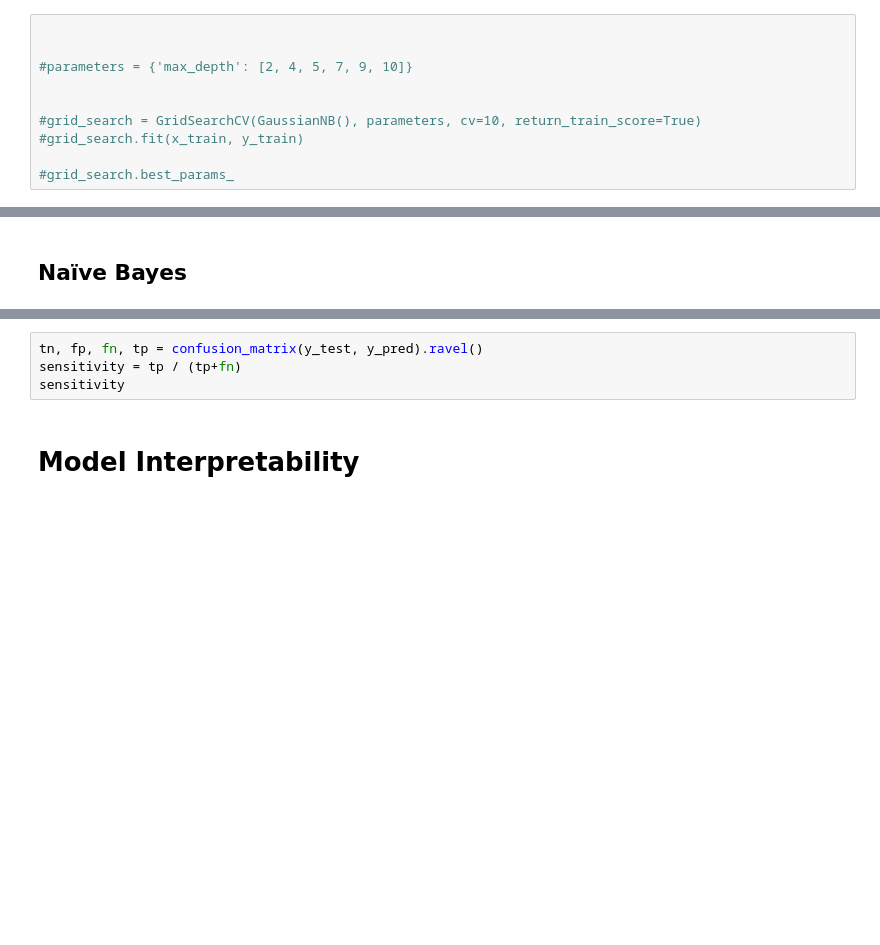
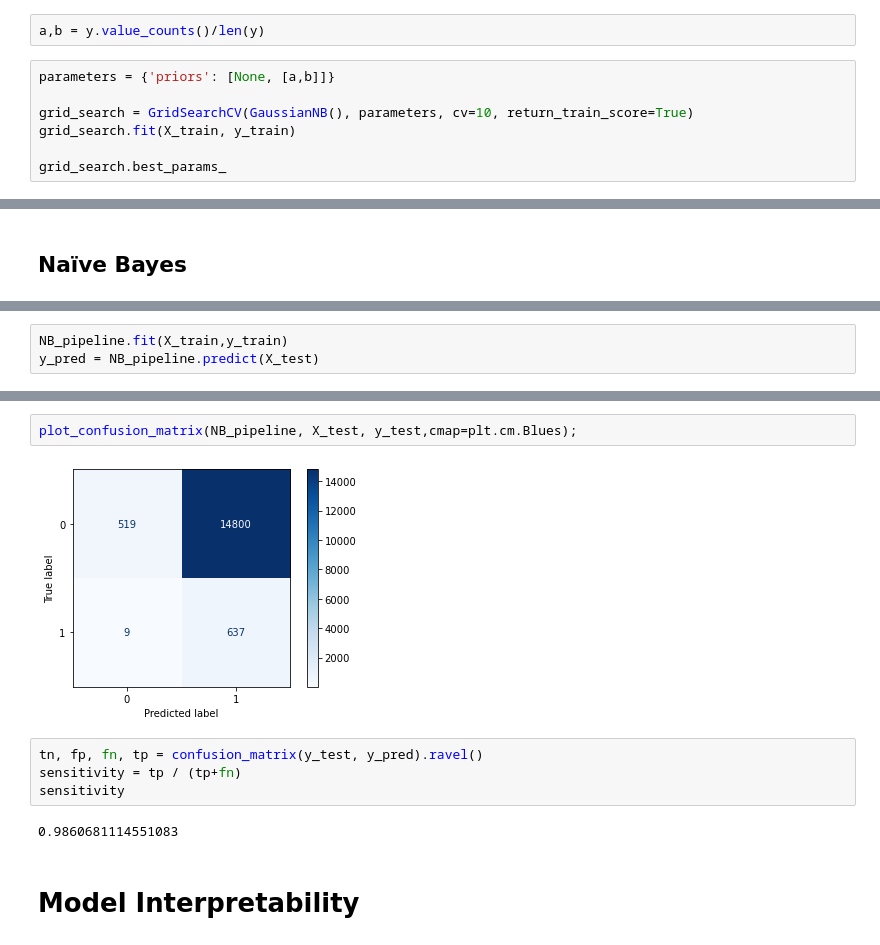
Before and after one commit to fnsalinas/Readmission-ML-Project, a Jupyter notebook: notebooks/3-readmited_Models_imbalance.ipynb, the cells around one changed output, grey strips where cells are left out. Cells and saved outputs as stored; diff of their text form; blank space fills up the shorter version.

```diff
--- a/notebooks/3-readmited_Models_imbalance.ipynb
+++ b/notebooks/3-readmited_Models_imbalance.ipynb
@@ -229,10 +236,9 @@ px.box(result_df,title = 'Algorithm Comparison')
+# %%
+a,b = y.value_counts()/len(y)
 # %%
+parameters = {'priors': [None, [a,b]]}
 
+grid_search = GridSearchCV(GaussianNB(), parameters, cv=10, return_train_score=True)
+grid_search.fit(X_train, y_train)
 
-#parameters = {'max_depth': [2, 4, 5, 7, 9, 10]}
-
-
-#grid_search = GridSearchCV(GaussianNB(), parameters, cv=10, return_train_score=True)
-#grid_search.fit(x_train, y_train)
-
-#grid_search.best_params_
+grid_search.best_params_
@@ -254,0 +287,3 @@ plot_confusion_matrix(NB, X_test, y_test,cmap=plt.cm.Blues);
+# %%
+NB_pipeline.fit(X_train,y_train)
+y_pred = NB_pipeline.predict(X_test)
@@ -255,7 +301,13 @@ plot_confusion_matrix(NB, X_test, y_test,cmap=plt.cm.Blues);
+# %%
+plot_confusion_matrix(NB_pipeline, X_test, y_test,cmap=plt.cm.Blues);
+# %% [output]
+[figure, added]
 # %%
 tn, fp, fn, tp = confusion_matrix(y_test, y_pred).ravel()
 sensitivity = tp / (tp+fn)
 sensitivity
+# %% [output]
+0.9860681114551083
 # %% [markdown]
 # Model Interpretability
 # %%
```
Also changed, not shown: parts of 15 cells of this notebook.
